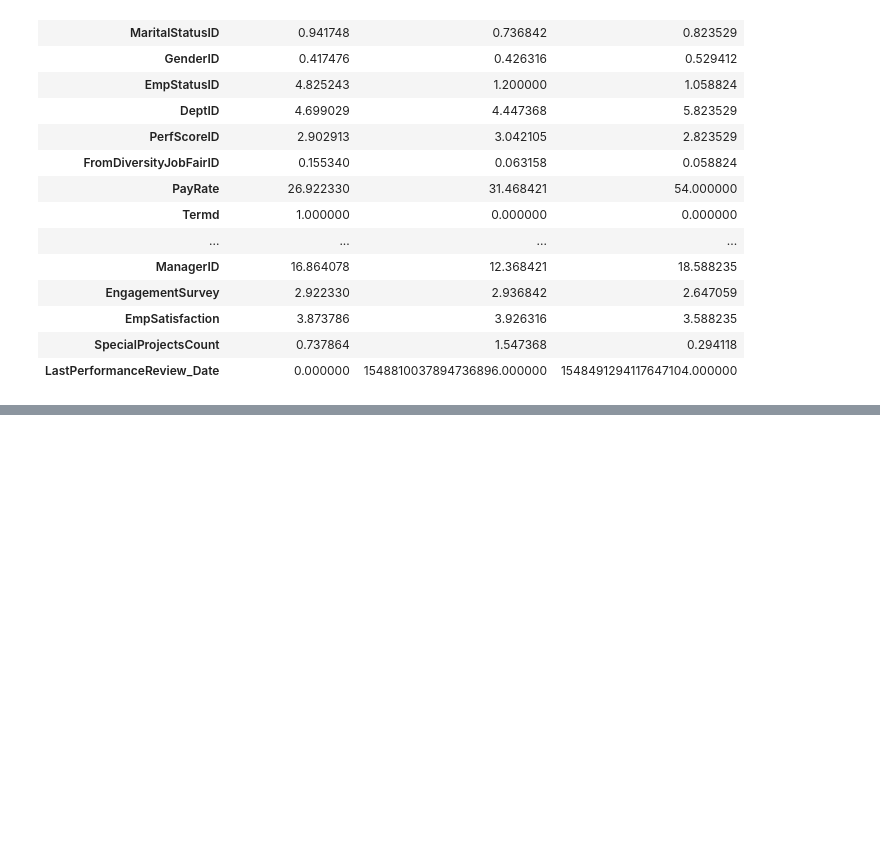
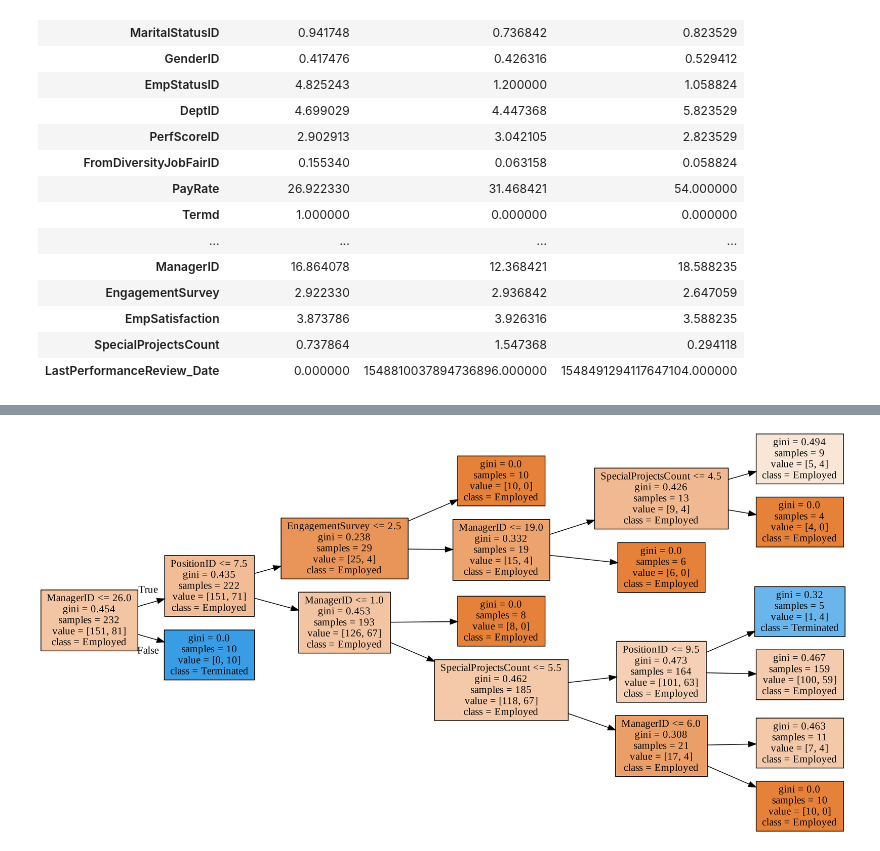
Before and after one commit to RicStrong/HR_Dataset, a Jupyter notebook: HRDataset.ipynb, the cells around one changed output, grey strips where cells are left out. Saved outputs shown, nothing was run; the diff lists cells and outputs as text; code cells hidden in the pictures; blank space fills up the shorter version.

```diff
--- a/HRDataset.ipynb
+++ b/HRDataset.ipynb
@@ -650,0 +753,5 @@ df.ManagerID.unique()
+# %%
+#Did it download?
+Image(filename =  "tree.png")
+# %% [output]
+[figure, added]
```
Also changed, not shown: parts of 61 cells of this notebook.
